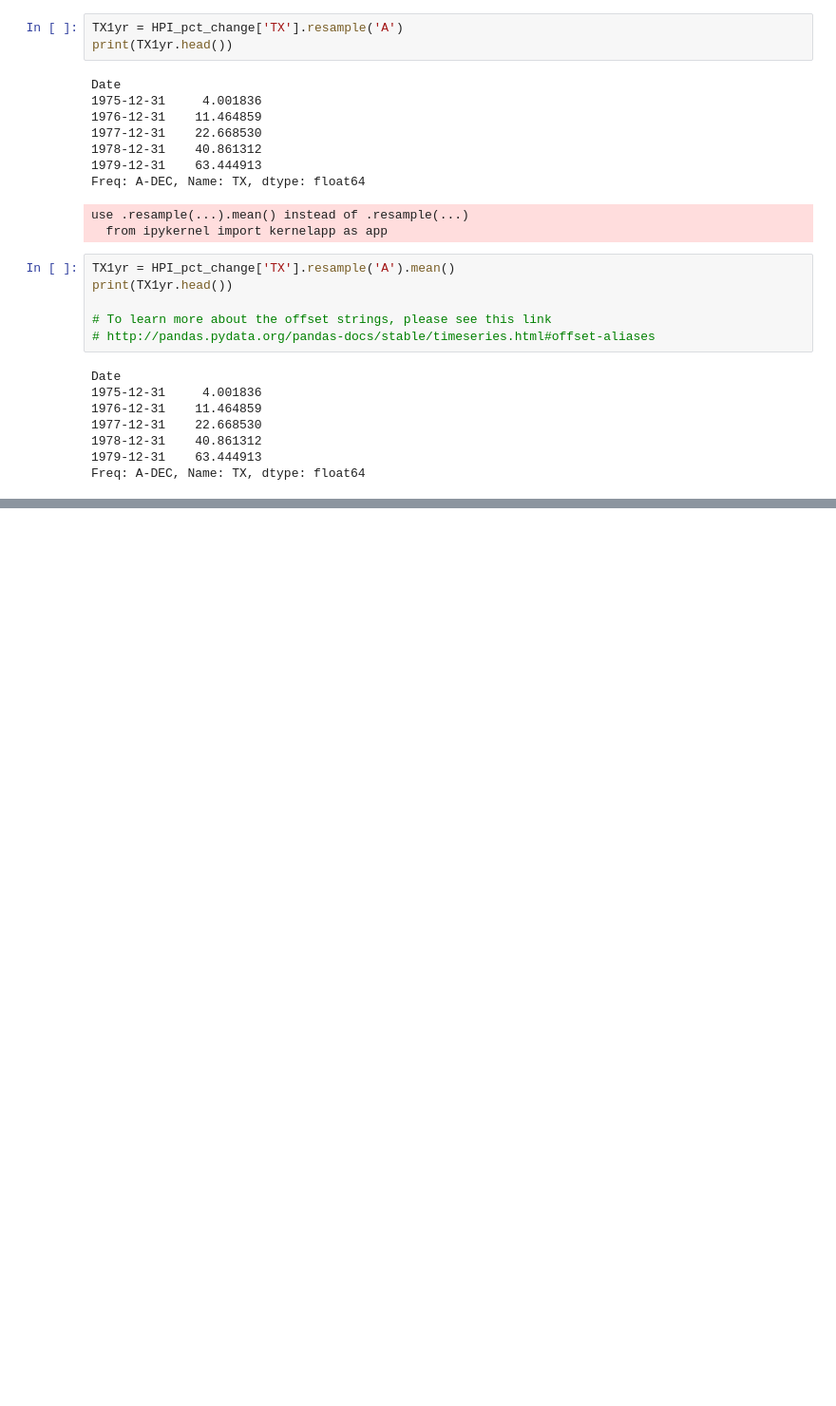
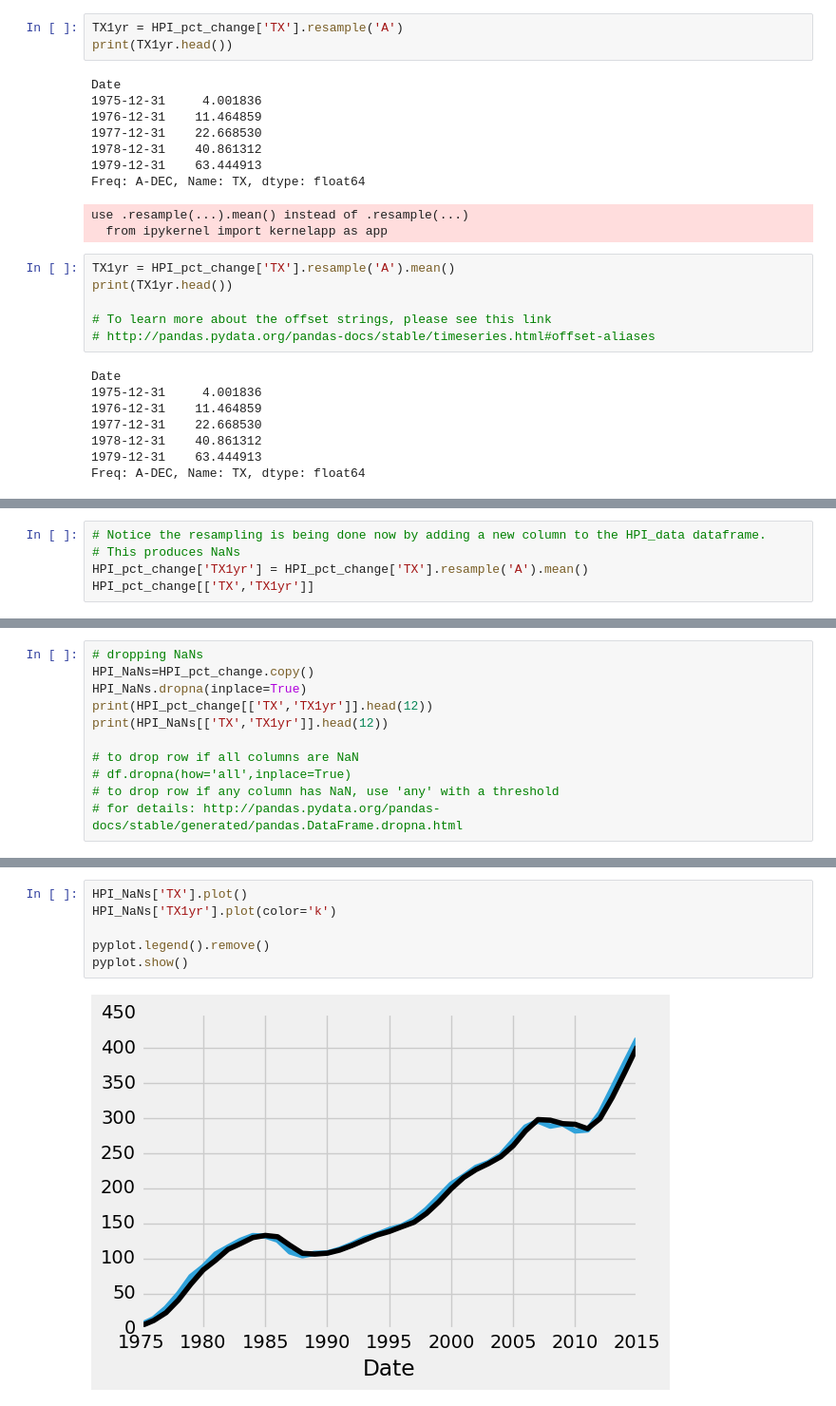
Before and after one commit to faameem/machine-learning, a Jupyter notebook: machine-learning-mastery/machine-learning-mastery-with-python-mini-course/02-get-around-in-python-numpy-matplotlib-and-pandas/pandas/python-programming-net/00-introduction.ipynb, the cells around one changed output, grey strips where cells are left out. Shown at 95% size. Drawn from its saved outputs; the diff is of its cells as text; blank space fills up the shorter version.

```diff
--- a/machine-learning-mastery/machine-learning-mastery-with-python-mini-course/02-get-around-in-python-numpy-matplotlib-and-pandas/pandas/python-programming-net/00-introduction.ipynb
+++ b/machine-learning-mastery/machine-learning-mastery-with-python-mini-course/02-get-around-in-python-numpy-matplotlib-and-pandas/pandas/python-programming-net/00-introduction.ipynb
@@ -711,0 +729,5 @@ Freq: A-DEC, Name: TX, dtype: float64
+# %%
+# Notice the resampling is being done now by adding a new column to the HPI_data dataframe.
+# This produces NaNs
+HPI_pct_change['TX1yr'] = HPI_pct_change['TX'].resample('A').mean()
+HPI_pct_change[['TX','TX1yr']]
@@ -711,0 +754,11 @@ Freq: A-DEC, Name: TX, dtype: float64
+# %%
+# dropping NaNs
+HPI_NaNs=HPI_pct_change.copy()
+HPI_NaNs.dropna(inplace=True)
+print(HPI_pct_change[['TX','TX1yr']].head(12))
+print(HPI_NaNs[['TX','TX1yr']].head(12))
+
+# to drop row if all columns are NaN
+# df.dropna(how='all',inplace=True)
+# to drop row if any column has NaN, use 'any' with a threshold
+# for details: http://pandas.pydata.org/pandas-docs/stable/generated/pandas.DataFrame.dropna.html
@@ -711,0 +783,8 @@ Freq: A-DEC, Name: TX, dtype: float64
+# %%
+HPI_NaNs['TX'].plot()
+HPI_NaNs['TX1yr'].plot(color='k')
+
+pyplot.legend().remove()
+pyplot.show()
+# %% [output]
+[figure, added]
```
Also changed, not shown: parts of 25 cells of this notebook, 2 other files.
